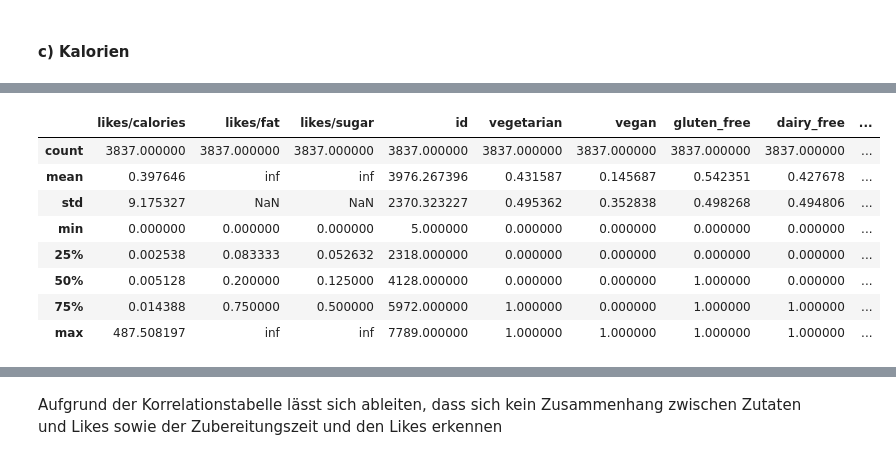
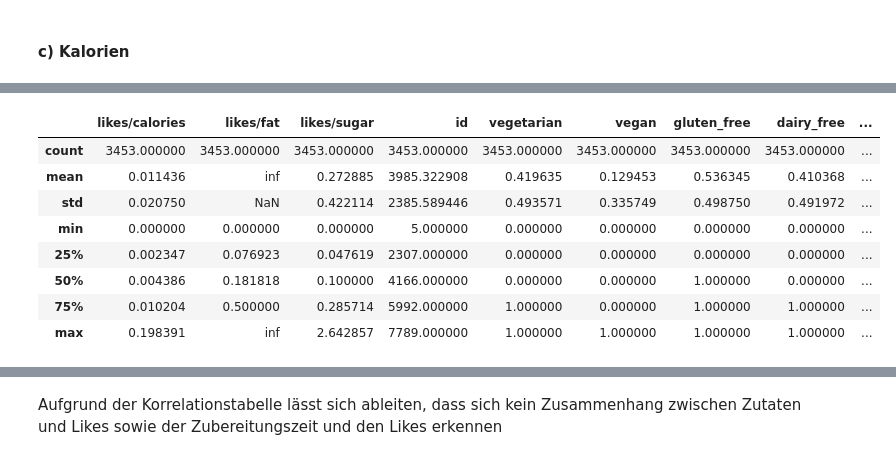
Before and after one commit to ZerhackerJagi/food_dashboard, a Jupyter notebook: 210409_Spoonacular_Analysis.ipynb, the cells around one changed output, grey strips where cells are left out. Drawn from its saved outputs; the diff is of its cells as text; code cells hidden in the pictures.

```diff
--- a/210409_Spoonacular_Analysis.ipynb
+++ b/210409_Spoonacular_Analysis.ipynb
@@ -90,17 +79,17 @@ dfs_filtered = dfs_wod[(dfs_wod["likes"]>3) & (dfs_wod["sugar"]>0) & (dfs_wod["l
 # %%
-dfs_filtered = dfs_wod[(dfs_wod["likes/sugar"] < dfs_wod["likes/sugar"].quantile(0.8))]
+dfs_filtered = dfs_wod[(dfs_wod["likes/sugar"] < dfs_wod["likes/sugar"].quantile(0.9))]
 # %%
-dfs_wod.describe()
+dfs_filtered.describe()
 # %% [output]
 |  | likes/calories | likes/fat | likes/sugar | id | vegetarian | vegan | gluten_free | dairy_free | ... |
-| count | 3837.000000 | 3837.000000 | 3837.000000 | 3837.000000 | 3837.000000 | 3837.000000 | 3837.000000 | 3837.000000 | ... |
-| mean | 0.397646 | inf | inf | 3976.267396 | 0.431587 | 0.145687 | 0.542351 | 0.427678 | ... |
-| std | 9.175327 | NaN | NaN | 2370.323227 | 0.495362 | 0.352838 | 0.498268 | 0.494806 | ... |
+| count | 3453.000000 | 3453.000000 | 3453.000000 | 3453.000000 | 3453.000000 | 3453.000000 | 3453.000000 | 3453.000000 | ... |
+| mean | 0.011436 | inf | 0.272885 | 3985.322908 | 0.419635 | 0.129453 | 0.536345 | 0.410368 | ... |
+| std | 0.020750 | NaN | 0.422114 | 2385.589446 | 0.493571 | 0.335749 | 0.498750 | 0.491972 | ... |
 | min | 0.000000 | 0.000000 | 0.000000 | 5.000000 | 0.000000 | 0.000000 | 0.000000 | 0.000000 | ... |
-| 25% | 0.002538 | 0.083333 | 0.052632 | 2318.000000 | 0.000000 | 0.000000 | 0.000000 | 0.000000 | ... |
-| 50% | 0.005128 | 0.200000 | 0.125000 | 4128.000000 | 0.000000 | 0.000000 | 1.000000 | 0.000000 | ... |
-| 75% | 0.014388 | 0.750000 | 0.500000 | 5972.000000 | 1.000000 | 0.000000 | 1.000000 | 1.000000 | ... |
-| max | 487.508197 | inf | inf | 7789.000000 | 1.000000 | 1.000000 | 1.000000 | 1.000000 | ... |
+| 25% | 0.002347 | 0.076923 | 0.047619 | 2307.000000 | 0.000000 | 0.000000 | 0.000000 | 0.000000 | ... |
+| 50% | 0.004386 | 0.181818 | 0.100000 | 4166.000000 | 0.000000 | 0.000000 | 1.000000 | 0.000000 | ... |
+| 75% | 0.010204 | 0.500000 | 0.285714 | 5992.000000 | 1.000000 | 0.000000 | 1.000000 | 1.000000 | ... |
+| max | 0.198391 | inf | 2.642857 | 7789.000000 | 1.000000 | 1.000000 | 1.000000 | 1.000000 | ... |
 # %%
 f, (ax1, ax2) = plt.subplots(1, 2)
 ax1.boxplot(dfs_filtered["likes/sugar"])
```
Also changed, not shown: parts of 12 cells of this notebook, 2 other files.
